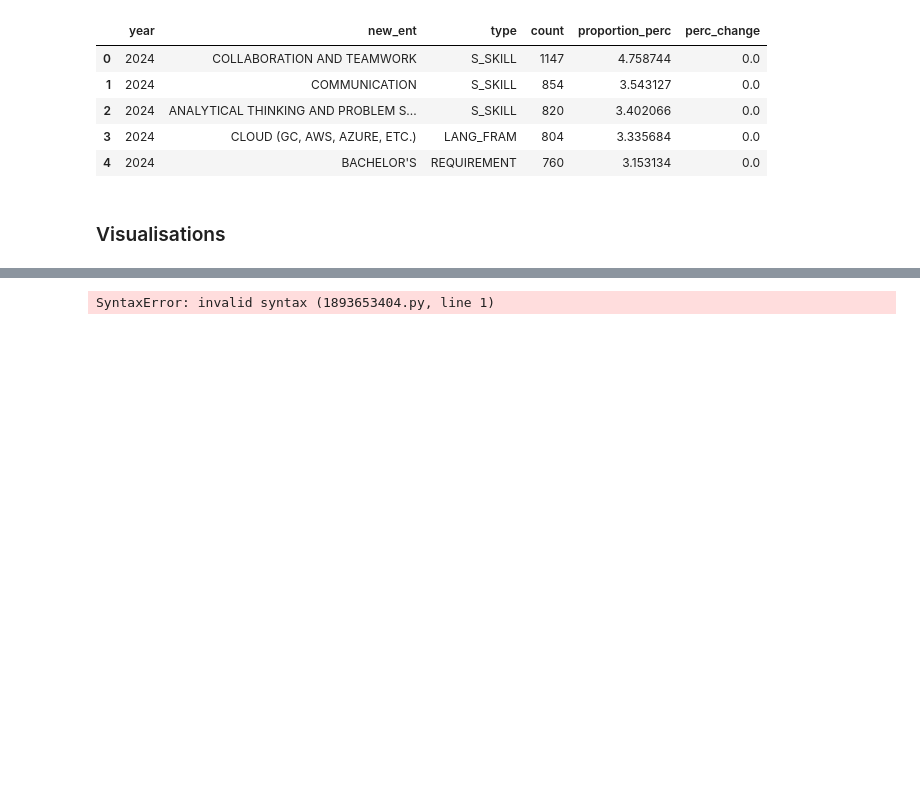
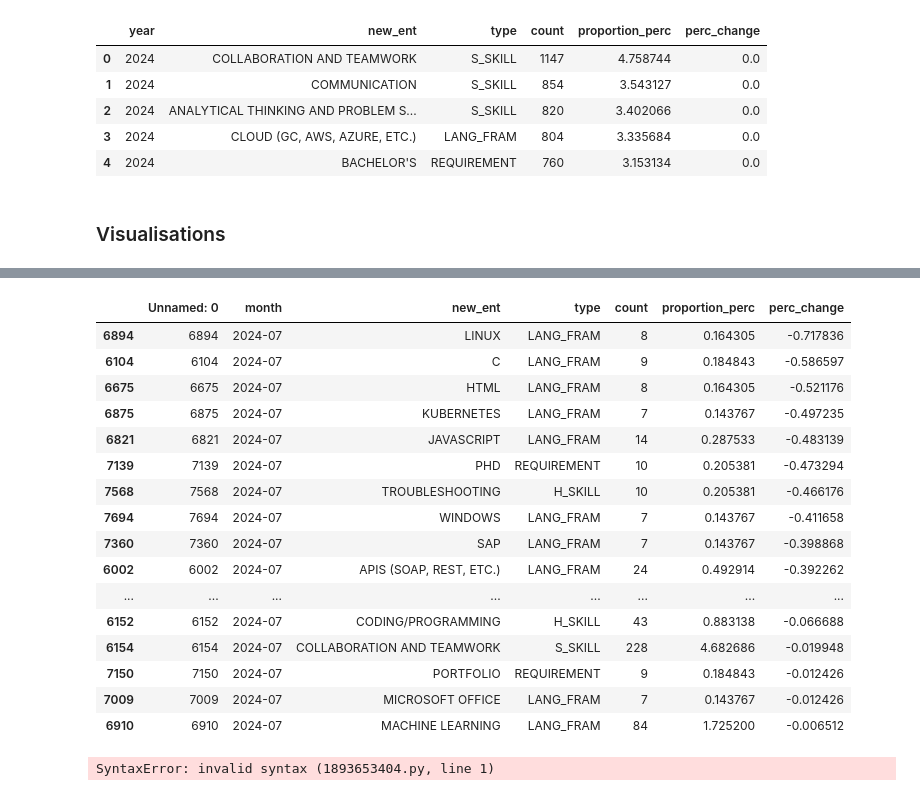
Before and after one commit to J1Walters/msc-project, a Jupyter notebook: notebooks/trend_extraction.ipynb, the cells around one changed output, grey strips where cells are left out. Cells and saved outputs as stored; diff of their text form; code cells hidden in the pictures; blank space fills up the shorter version.

```diff
--- a/notebooks/trend_extraction.ipynb
+++ b/notebooks/trend_extraction.ipynb
@@ -152,0 +170,2 @@ top_movers
+# %%
+top_decrease = month_df.loc[(month_df['perc_change'] < 0) & (month_df['count'] > 5)].sort_values(by='perc_change', ascending=True)
@@ -153,3 +192,23 @@ top_movers
+# %%
+top_decrease
+# %% [output]
+|  | Unnamed: 0 | month | new_ent | type | count | proportion_perc | perc_change |
+| 6894 | 6894 | 2024-07 | LINUX | LANG_FRAM | 8 | 0.164305 | -0.717836 |
+| 6104 | 6104 | 2024-07 | C | LANG_FRAM | 9 | 0.184843 | -0.586597 |
+| 6675 | 6675 | 2024-07 | HTML | LANG_FRAM | 8 | 0.164305 | -0.521176 |
+| 6875 | 6875 | 2024-07 | KUBERNETES | LANG_FRAM | 7 | 0.143767 | -0.497235 |
+| 6821 | 6821 | 2024-07 | JAVASCRIPT | LANG_FRAM | 14 | 0.287533 | -0.483139 |
+| 7139 | 7139 | 2024-07 | PHD | REQUIREMENT | 10 | 0.205381 | -0.473294 |
+| 7568 | 7568 | 2024-07 | TROUBLESHOOTING | H_SKILL | 10 | 0.205381 | -0.466176 |
+| 7694 | 7694 | 2024-07 | WINDOWS | LANG_FRAM | 7 | 0.143767 | -0.411658 |
+| 7360 | 7360 | 2024-07 | SAP | LANG_FRAM | 7 | 0.143767 | -0.398868 |
+| 6002 | 6002 | 2024-07 | APIS (SOAP, REST, ETC.) | LANG_FRAM | 24 | 0.492914 | -0.392262 |
+| ... | ... | ... | ... | ... | ... | ... | ... |
+| 6152 | 6152 | 2024-07 | CODING/PROGRAMMING | H_SKILL | 43 | 0.883138 | -0.066688 |
+| 6154 | 6154 | 2024-07 | COLLABORATION AND TEAMWORK | S_SKILL | 228 | 4.682686 | -0.019948 |
+| 7150 | 7150 | 2024-07 | PORTFOLIO | REQUIREMENT | 9 | 0.184843 | -0.012426 |
+| 7009 | 7009 | 2024-07 | MICROSOFT OFFICE | LANG_FRAM | 7 | 0.143767 | -0.012426 |
+| 6910 | 6910 | 2024-07 | MACHINE LEARNING | LANG_FRAM | 84 | 1.725200 | -0.006512 |
 # %%
 px.bar(year_df., )
 # %% [output]
```
Also changed, not shown: parts of 6 cells of this notebook.
